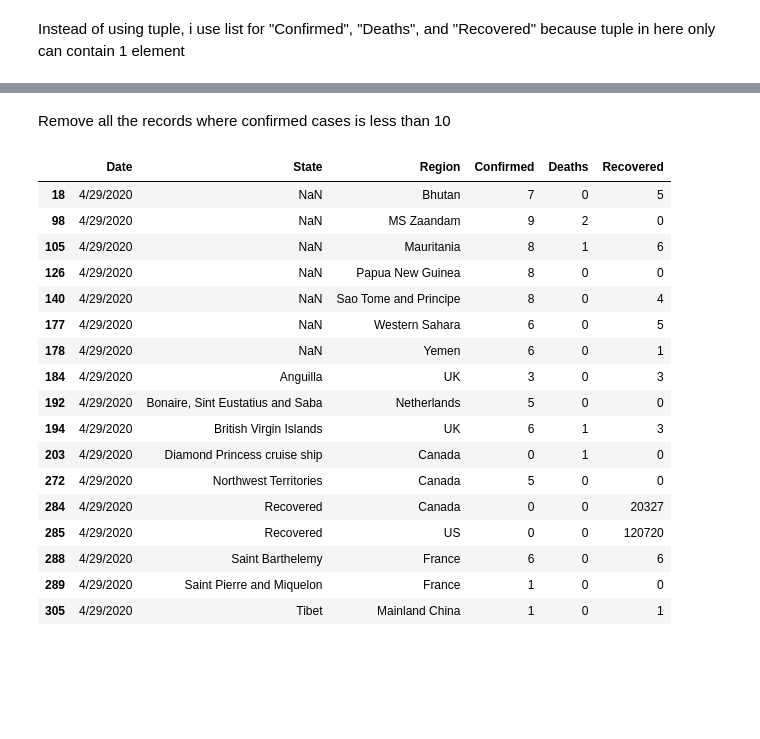
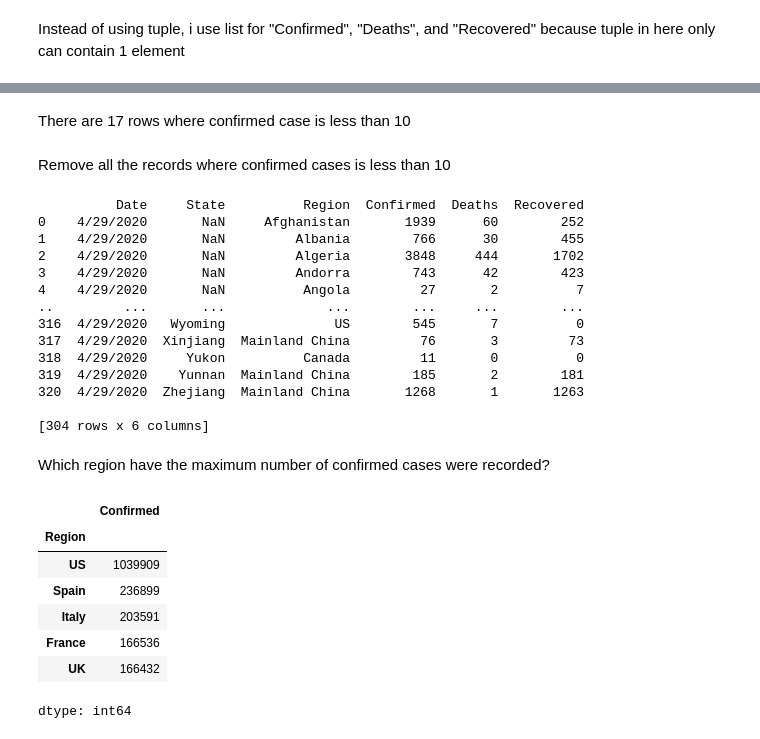
Before and after one commit to davinavc/Data-Analyst, a Jupyter notebook: Covid_19.ipynb, the cells around one changed output, grey strips where cells are left out. Cells and saved outputs as stored; diff of their text form; code cells hidden in the pictures; blank space fills up the shorter version.

```diff
--- a/Covid_19.ipynb
+++ b/Covid_19.ipynb
@@ -59,23 +82,35 @@ Instead of using tuple, i use list for "Confirmed", "Deaths", and "Recovered" be
+# %% [markdown]
+There are 17 rows where confirmed case is less than 10
 # %% [markdown]
 Remove all the records where confirmed cases is less than 10
 # %%
-data[data["Confirmed"] <10]
+data = data[~(data["Confirmed"] <10)]
+print(data)
 # %% [output]
-|  | Date | State | Region | Confirmed | Deaths | Recovered |
-| 18 | 4/29/2020 | NaN | Bhutan | 7 | 0 | 5 |
-| 98 | 4/29/2020 | NaN | MS Zaandam | 9 | 2 | 0 |
-| 105 | 4/29/2020 | NaN | Mauritania | 8 | 1 | 6 |
-| 126 | 4/29/2020 | NaN | Papua New Guinea | 8 | 0 | 0 |
-| 140 | 4/29/2020 | NaN | Sao Tome and Principe | 8 | 0 | 4 |
-| 177 | 4/29/2020 | NaN | Western Sahara | 6 | 0 | 5 |
-| 178 | 4/29/2020 | NaN | Yemen | 6 | 0 | 1 |
-| 184 | 4/29/2020 | Anguilla | UK | 3 | 0 | 3 |
-| 192 | 4/29/2020 | Bonaire, Sint Eustatius and Saba | Netherlands | 5 | 0 | 0 |
-| 194 | 4/29/2020 | British Virgin Islands | UK | 6 | 1 | 3 |
-| 203 | 4/29/2020 | Diamond Princess cruise ship | Canada | 0 | 1 | 0 |
-| 272 | 4/29/2020 | Northwest Territories | Canada | 5 | 0 | 0 |
-| 284 | 4/29/2020 | Recovered | Canada | 0 | 0 | 20327 |
-| 285 | 4/29/2020 | Recovered | US | 0 | 0 | 120720 |
-| 288 | 4/29/2020 | Saint Barthelemy | France | 6 | 0 | 6 |
-| 289 | 4/29/2020 | Saint Pierre and Miquelon | France | 1 | 0 | 0 |
-| 305 | 4/29/2020 | Tibet | Mainland China | 1 | 0 | 1 |
+          Date     State          Region  Confirmed  Deaths  Recovered
+0    4/29/2020       NaN     Afghanistan       1939      60        252
+1    4/29/2020       NaN         Albania        766      30        455
+2    4/29/2020       NaN         Algeria       3848     444       1702
+3    4/29/2020       NaN         Andorra        743      42        423
+4    4/29/2020       NaN          Angola         27       2          7
+..         ...       ...             ...        ...     ...        ...
+316  4/29/2020   Wyoming              US        545       7          0
+317  4/29/2020  Xinjiang  Mainland China         76       3         73
+318  4/29/2020     Yukon          Canada         11       0          0
+319  4/29/2020    Yunnan  Mainland China        185       2        181
+320  4/29/2020  Zhejiang  Mainland China       1268       1       1263
+
+[304 rows x 6 columns]
+# %% [markdown]
+Which region have the maximum number of confirmed cases were recorded?
+# %%
+data.groupby("Region").Confirmed.sum().sort_values(ascending=False).head(5)
+# %% [output]
+|  | Confirmed |
+| Region |  |
+| US | 1039909 |
+| Spain | 236899 |
+| Italy | 203591 |
+| France | 166536 |
+| UK | 166432 |
+dtype: int64
```
Also changed, not shown: parts of 15 cells of this notebook.
